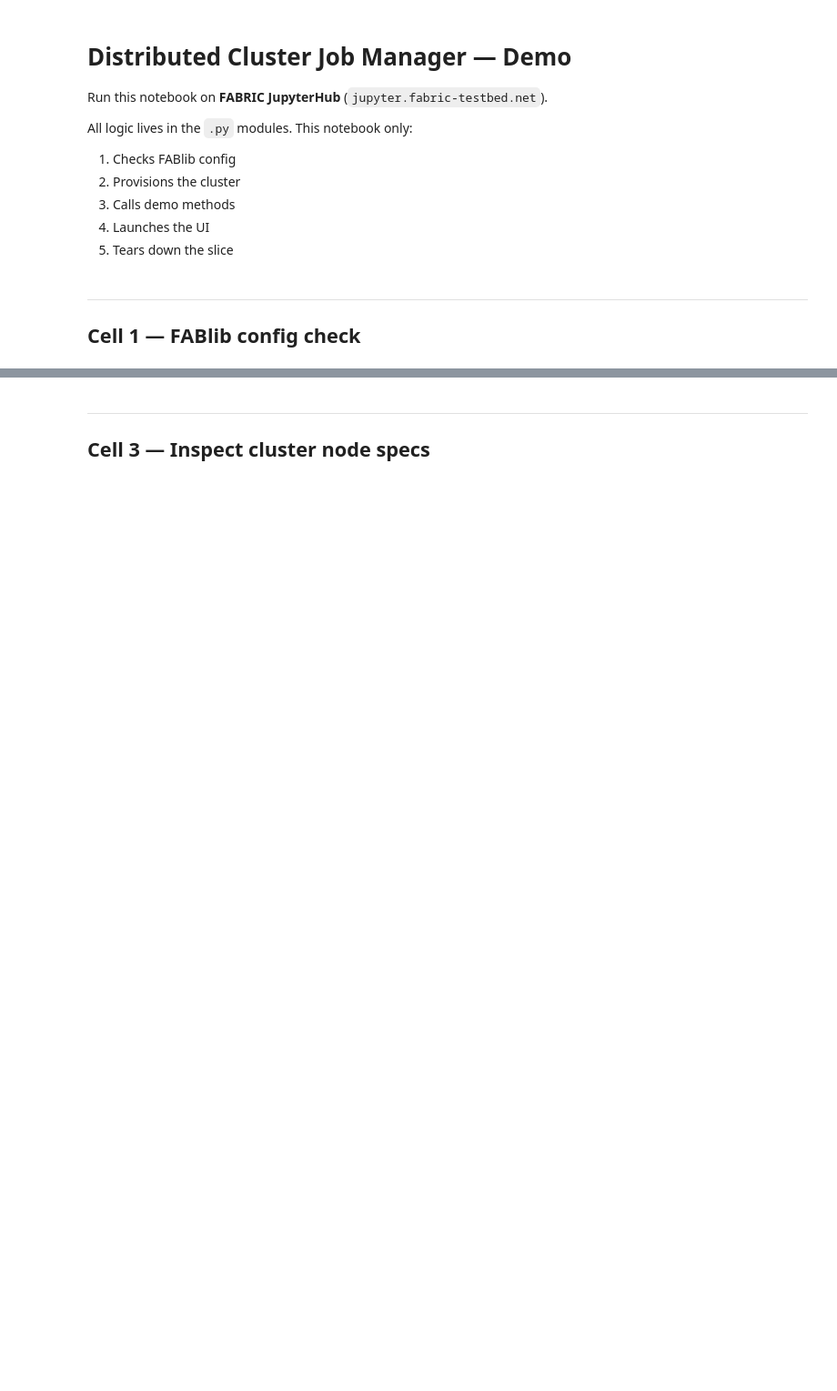
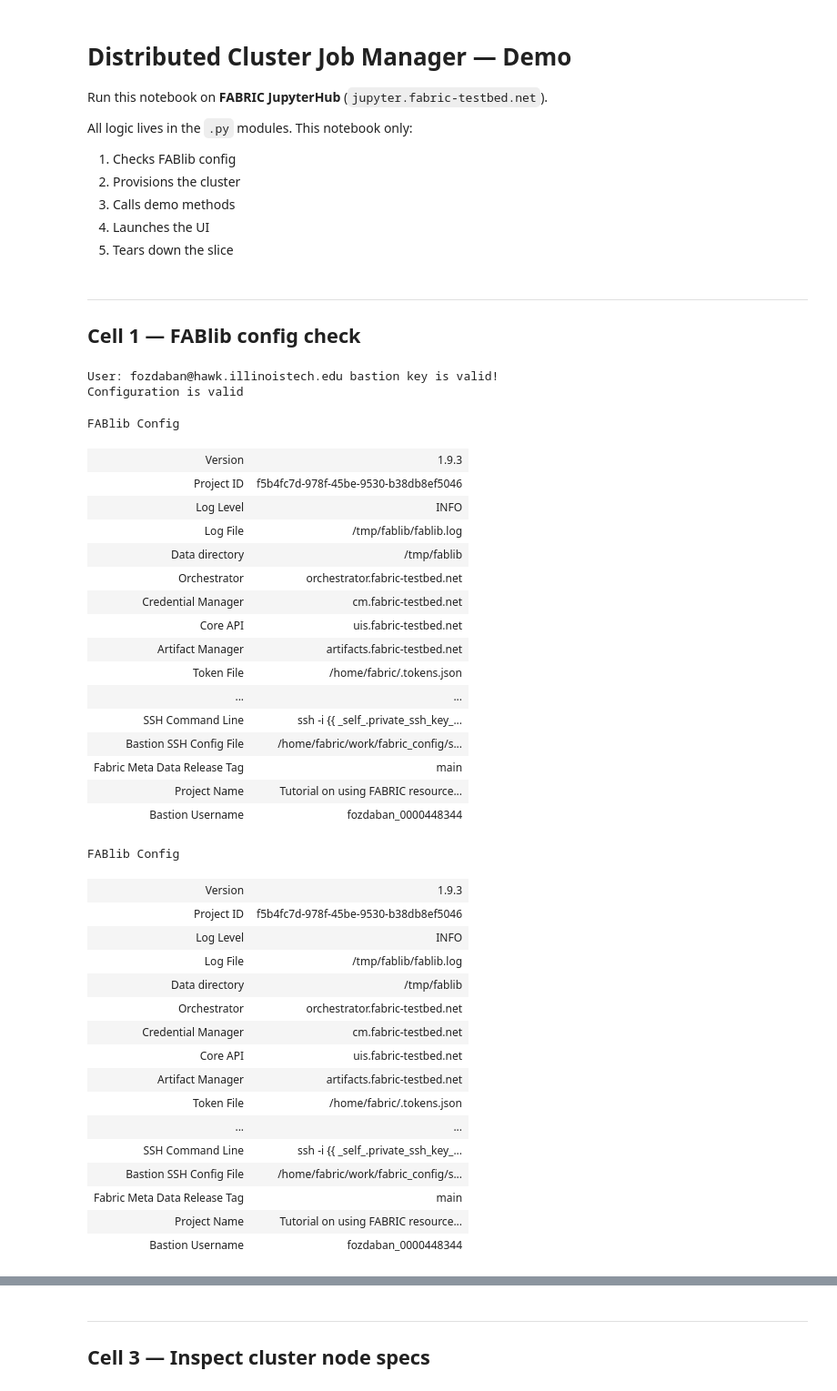
Before and after one commit to fozdaban/ClusterJobManager, a Jupyter notebook: final_demo.ipynb, the cells around one changed output, grey strips where cells are left out. Shown at 91% size. Drawn from its saved outputs; the diff is of its cells as text; code cells hidden in the pictures; blank space fills up the shorter version.

Commit message:
final version

```diff
--- a/final_demo.ipynb
+++ b/final_demo.ipynb
@@ -15,8 +15,47 @@ All logic lives in the `.py` modules. This notebook only:
 # %%
 from fabrictestbed_extensions.fablib.fablib import FablibManager as fablib_manager
 
-fablib = fablib_manager()
+project_id = "f5b4fc7d-978f-45be-9530-b38db8ef5046"
+
+fablib = fablib_manager(project_id=project_id)
 fablib.show_config()
+# %% [output]
+User: fozdaban@hawk.illinoistech.edu bastion key is valid!
+Configuration is valid
+FABlib Config
+| Version | 1.9.3 |
+| Project ID | f5b4fc7d-978f-45be-9530-b38db8ef5046 |
+| Log Level | INFO |
+| Log File | /tmp/fablib/fablib.log |
+| Data directory | /tmp/fablib |
+| Orchestrator | orchestrator.fabric-testbed.net |
+| Credential Manager | cm.fabric-testbed.net |
+| Core API | uis.fabric-testbed.net |
+| Artifact Manager | artifacts.fabric-testbed.net |
+| Token File | /home/fabric/.tokens.json |
+| ... | ... |
+| SSH Command Line | ssh -i {{ _self_.private_ssh_key_... |
+| Bastion SSH Config File | /home/fabric/work/fabric_config/s... |
+| Fabric Meta Data Release Tag | main |
+| Project Name | Tutorial on using FABRIC resource... |
+| Bastion Username | fozdaban_0000448344 |
+FABlib Config
+| Version | 1.9.3 |
+| Project ID | f5b4fc7d-978f-45be-9530-b38db8ef5046 |
+| Log Level | INFO |
+| Log File | /tmp/fablib/fablib.log |
+| Data directory | /tmp/fablib |
+| Orchestrator | orchestrator.fabric-testbed.net |
+| Credential Manager | cm.fabric-testbed.net |
+| Core API | uis.fabric-testbed.net |
+| Artifact Manager | artifacts.fabric-testbed.net |
+| Token File | /home/fabric/.tokens.json |
+| ... | ... |
+| SSH Command Line | ssh -i {{ _self_.private_ssh_key_... |
+| Bastion SSH Config File | /home/fabric/work/fabric_config/s... |
+| Fabric Meta Data Release Tag | main |
+| Project Name | Tutorial on using FABRIC resource... |
+| Bastion Username | fozdaban_0000448344 |
 # %% [markdown]
 ---
 ## Cell 2 — Provision cluster
```
Also changed, not shown: parts of 9 cells of this notebook, 9 other files.
